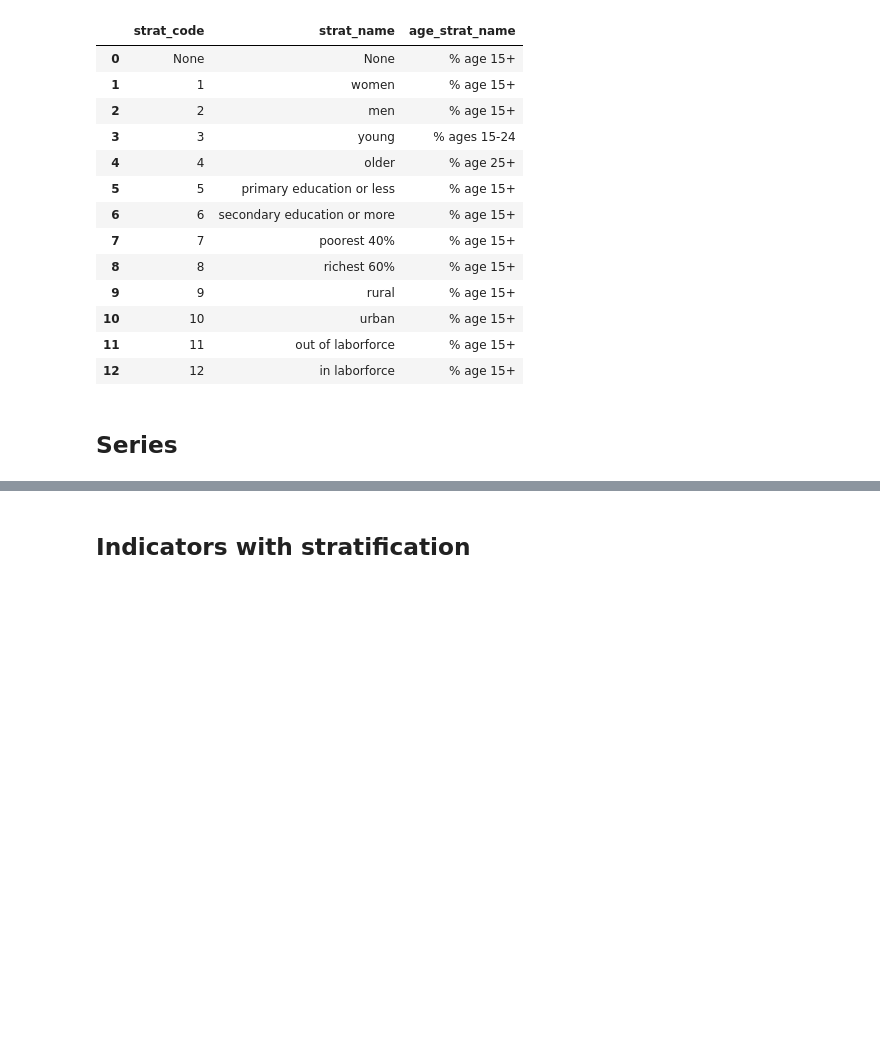
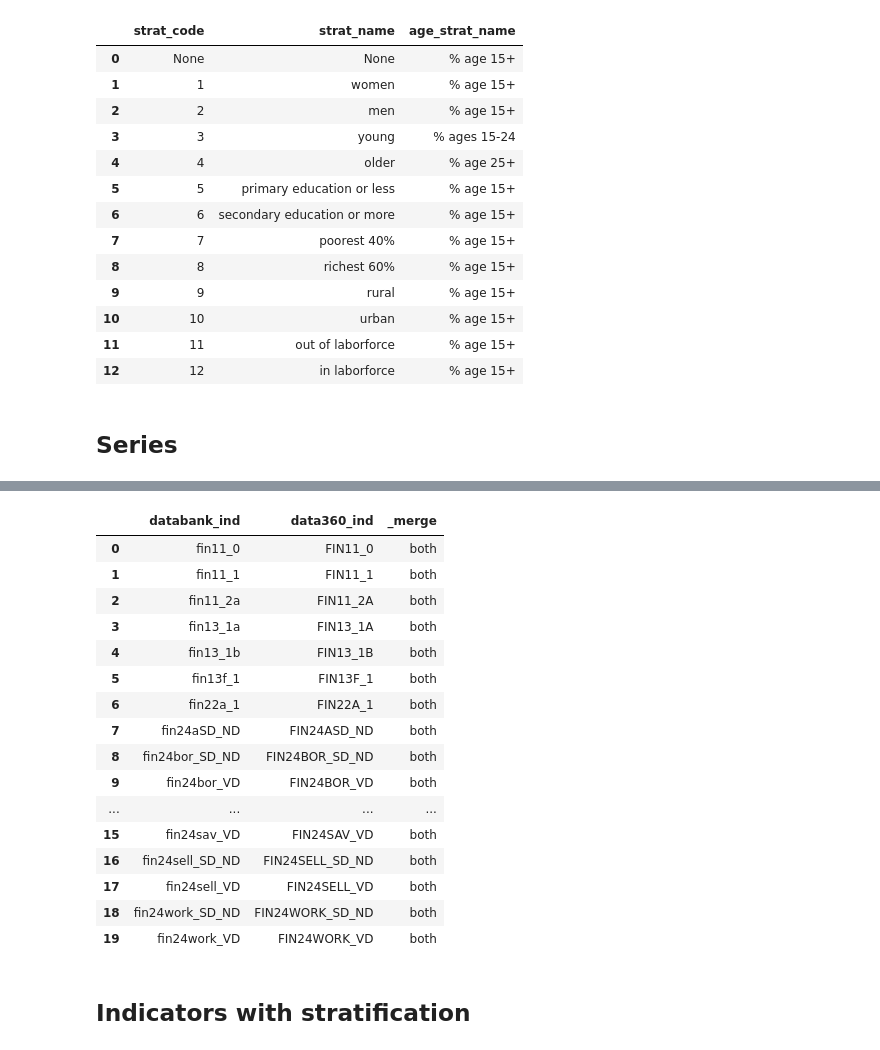
Before and after one commit to reebme/curated-data-sqlite, a Jupyter notebook: notebooks/01_findex_etl.ipynb, the cells around one changed output, grey strips where cells are left out. Drawn from its saved outputs; the diff is of its cells as text; code cells hidden in the pictures; blank space fills up the shorter version.

Commit message:
Prepared databank format indicator codes

```diff
--- a/notebooks/01_findex_etl.ipynb
+++ b/notebooks/01_findex_etl.ipynb
@@ -344,2 +362,0 @@ series_indicator_findex.rename(columns = {'INDICATOR': 'Findex Indicator', 'INDI
-# %%
-series_indicator_findex['Findex Indicator Sub'] = series_indicator_findex['Findex Indicator'].apply(lambda s: re.match("(WB_FINDEX_)(.*)", s).group(2)).unique()
@@ -355 +363,57 @@ suspicious_names = pd.Series(suspicious_names[0]).str.strip()
+# %%
+# filter out the values which should have underscores in their names
+suspicious_pattern = r"^(.*?)(_[0-9][A-Z]?|_VD|SD_ND)$"
+suspicious_names = series_indicator_findex["Findex Indicator"].str.extract(suspicious_pattern).dropna().reset_index(drop=True)
+suspicious_names["data360_ind"] = suspicious_names[0] + suspicious_names[1]
+suspicious_names[0] = suspicious_names[0].str.lower()
+upper_case_mask = (suspicious_names[1] == "SD_ND") | (suspicious_names[1] == "_VD")
+suspicious_names.loc[~upper_case_mask, 1] = suspicious_names.loc[~upper_case_mask, 1].str.lower()
+suspicious_names["databank_ind"] = suspicious_names[0] + suspicious_names[1]
+suspicious_names.drop(columns=[0, 1], inplace=True)
+# %%
+# import suspicious names dataframe from databank.worldbank.org
+# it's series filtered by "_" character
+findex_suspicious_names_df = pd.read_csv(FINDEX_UNDERSCORE_SERIES).dropna()
+# %%
+# filter out stratified versions of indicator codes
+findex_suspicious_names = (
+    findex_suspicious_names_df["Series Code"]
+        .apply(lambda ind: (
+            re.match(r"([^.]*)(\.[0-9]+)?", ind)
+                .group(1))
+            )
+        .sort_values()
+        .unique()
+)
+findex_suspicious_names = pd.Series(findex_suspicious_names)
+# %%
+# suspicious names comparison from data360 and databank.worldbank.org
+# two codes doesn't exist in Data360: fin24other_SD_ND and fin24other_VD
+# they are stratifications for fin24other series
+# but ones not coded with .number or .s in the databank.worldbank.org
+pd.merge(
+    findex_suspicious_names.rename("databank_ind"),
+    suspicious_names,
+    on="databank_ind",
+    how="outer",
+    indicator=True
+)
+# %% [output]
+|  | databank_ind | data360_ind | _merge |
+| 0 | fin11_0 | FIN11_0 | both |
+| 1 | fin11_1 | FIN11_1 | both |
+| 2 | fin11_2a | FIN11_2A | both |
+| 3 | fin13_1a | FIN13_1A | both |
+| 4 | fin13_1b | FIN13_1B | both |
+| 5 | fin13f_1 | FIN13F_1 | both |
+| 6 | fin22a_1 | FIN22A_1 | both |
+| 7 | fin24aSD_ND | FIN24ASD_ND | both |
+| 8 | fin24bor_SD_ND | FIN24BOR_SD_ND | both |
+| 9 | fin24bor_VD | FIN24BOR_VD | both |
+| ... | ... | ... | ... |
+| 15 | fin24sav_VD | FIN24SAV_VD | both |
+| 16 | fin24sell_SD_ND | FIN24SELL_SD_ND | both |
+| 17 | fin24sell_VD | FIN24SELL_VD | both |
+| 18 | fin24work_SD_ND | FIN24WORK_SD_ND | both |
+| 19 | fin24work_VD | FIN24WORK_VD | both |
 # %%
```
Also changed, not shown: parts of 7 cells of this notebook, 1 other file.
